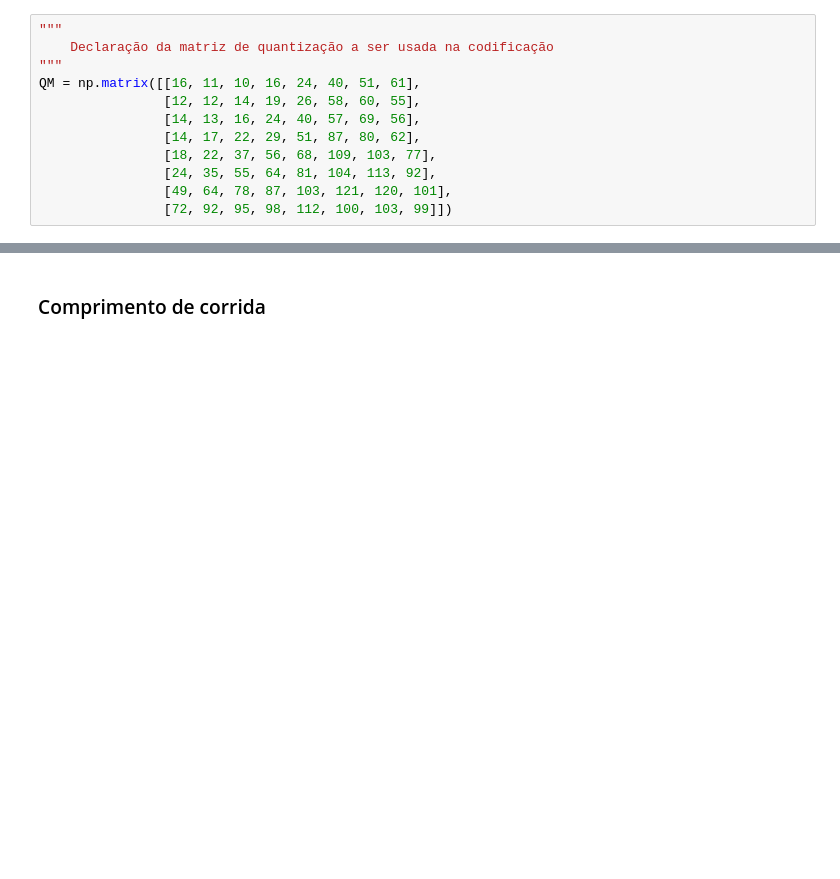
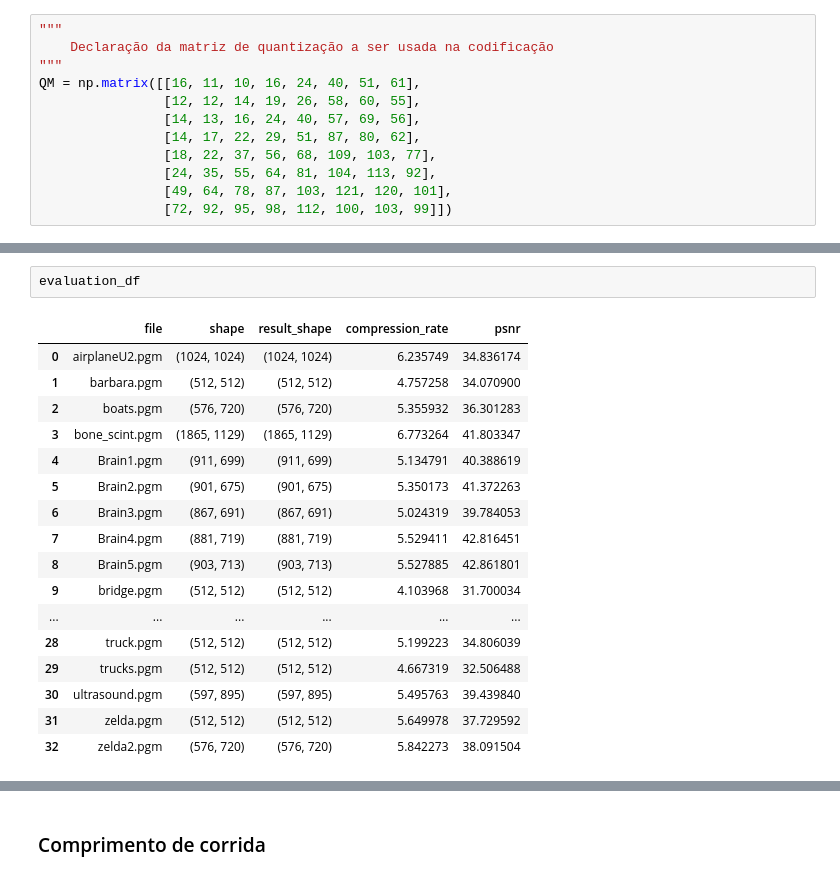
Before and after one commit to isisfcarvalho/tp1-icv, a Jupyter notebook: jpeg.ipynb, the cells around one changed output, grey strips where cells are left out. Cells and saved outputs as stored; diff of their text form; blank space fills up the shorter version.

```diff
--- a/jpeg.ipynb
+++ b/jpeg.ipynb
@@ -348,0 +511,20 @@ array([[144, 128, 129, ..., 120, 129, 125],
+# %%
+evaluation_df
+# %% [output]
+|  | file | shape | result_shape | compression_rate | psnr |
+| 0 | airplaneU2.pgm | (1024, 1024) | (1024, 1024) | 6.235749 | 34.836174 |
+| 1 | barbara.pgm | (512, 512) | (512, 512) | 4.757258 | 34.070900 |
+| 2 | boats.pgm | (576, 720) | (576, 720) | 5.355932 | 36.301283 |
+| 3 | bone_scint.pgm | (1865, 1129) | (1865, 1129) | 6.773264 | 41.803347 |
+| 4 | Brain1.pgm | (911, 699) | (911, 699) | 5.134791 | 40.388619 |
+| 5 | Brain2.pgm | (901, 675) | (901, 675) | 5.350173 | 41.372263 |
+| 6 | Brain3.pgm | (867, 691) | (867, 691) | 5.024319 | 39.784053 |
+| 7 | Brain4.pgm | (881, 719) | (881, 719) | 5.529411 | 42.816451 |
+| 8 | Brain5.pgm | (903, 713) | (903, 713) | 5.527885 | 42.861801 |
+| 9 | bridge.pgm | (512, 512) | (512, 512) | 4.103968 | 31.700034 |
+| ... | ... | ... | ... | ... | ... |
+| 28 | truck.pgm | (512, 512) | (512, 512) | 5.199223 | 34.806039 |
+| 29 | trucks.pgm | (512, 512) | (512, 512) | 4.667319 | 32.506488 |
+| 30 | ultrasound.pgm | (597, 895) | (597, 895) | 5.495763 | 39.439840 |
+| 31 | zelda.pgm | (512, 512) | (512, 512) | 5.649978 | 37.729592 |
+| 32 | zelda2.pgm | (576, 720) | (576, 720) | 5.842273 | 38.091504 |
```
Also changed, not shown: parts of 35 cells of this notebook.
